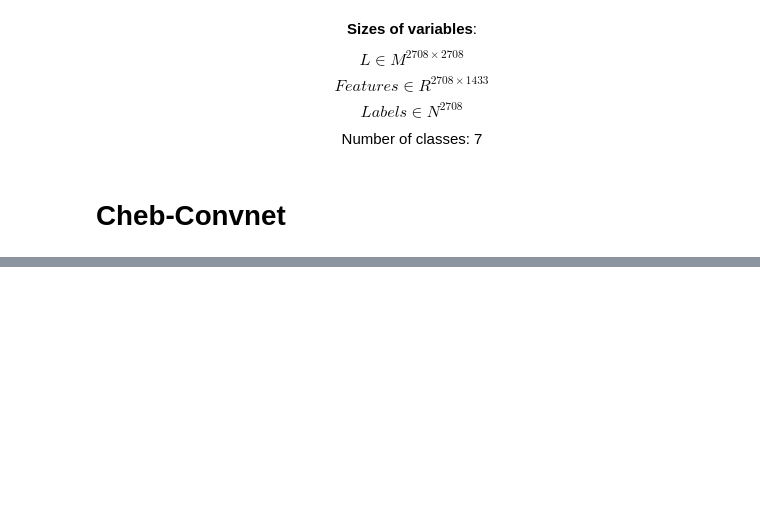
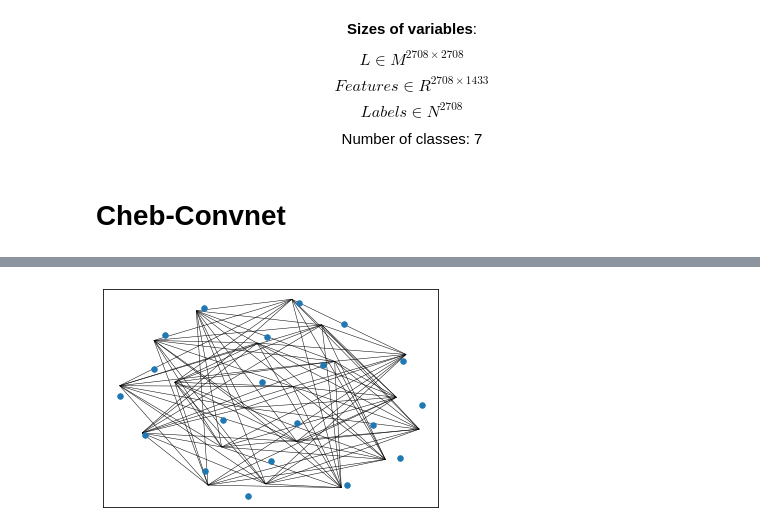
Before and after one commit to mattiaforc/GDL, a Jupyter notebook: Notebooks/ChebNet.ipynb, the cells around one changed output, grey strips where cells are left out. Drawn from its saved outputs; the diff is of its cells as text; code cells hidden in the pictures; blank space fills up the shorter version.

Commit message:
Small fixes + nxgraph plot - 10/12/2019

```diff
--- a/Notebooks/ChebNet.ipynb
+++ b/Notebooks/ChebNet.ipynb
@@ -180,0 +183,10 @@ tensor(0.0263, grad_fn=<AddBackward0>)
+# %%
+G = nx.Graph()
+for pair in itertools.product(data.edge_index[0][0:10], data.edge_index[1][0:10]):
+    G.add_edge(*pair)
+# %%
+nx.draw_networkx_edges(G, nx.spring_layout(G), width=0.5)
+nx.draw_networkx_nodes(G, nx.spring_layout(G), node_size=30)
+plt.show()
+# %% [output]
+[figure, added]
```
Also changed, not shown: parts of 3 cells of this notebook, 3 other files.
